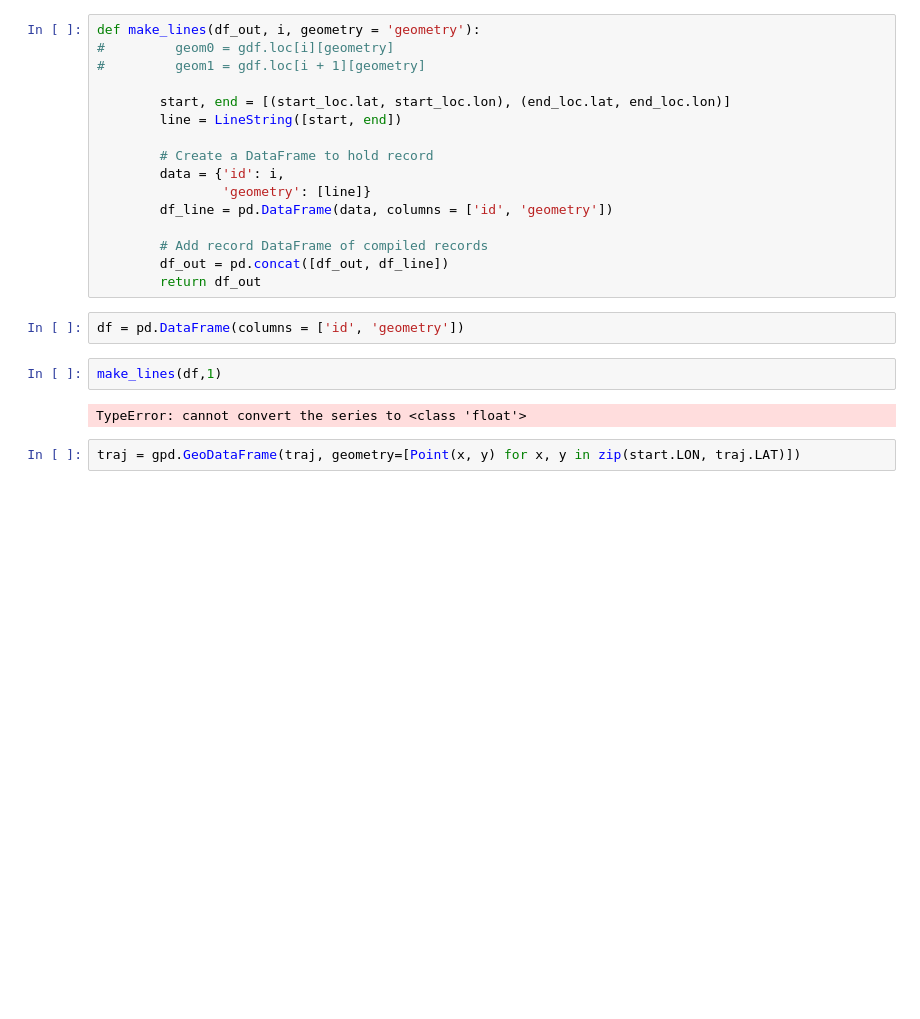
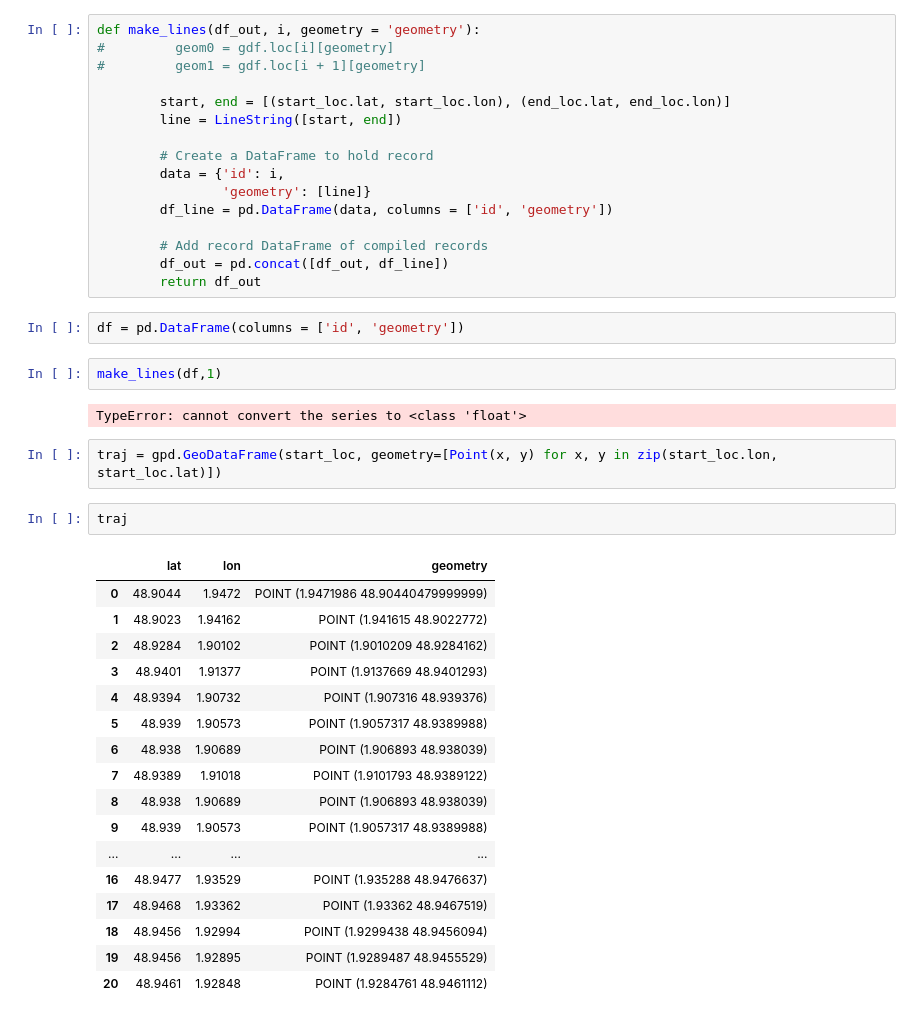
Before and after one commit to pierrelouismissler/Hubiz, a Jupyter notebook: Producteurs_locaux.ipynb, the cells around one changed output. Saved outputs shown, nothing was run; the diff lists cells and outputs as text; blank space fills up the shorter version.

```diff
--- a/Producteurs_locaux.ipynb
+++ b/Producteurs_locaux.ipynb
@@ -427,4 +416,24 @@ make_lines(df,1)
 # %% [output]
 TypeError: cannot convert the series to <class 'float'>
 # %%
-traj = gpd.GeoDataFrame(traj, geometry=[Point(x, y) for x, y in zip(start.LON, traj.LAT)])
+traj = gpd.GeoDataFrame(start_loc, geometry=[Point(x, y) for x, y in zip(start_loc.lon, start_loc.lat)])
+# %%
+traj
+# %% [output]
+|  | lat | lon | geometry |
+| 0 | 48.9044 | 1.9472 | POINT (1.9471986 48.90440479999999) |
+| 1 | 48.9023 | 1.94162 | POINT (1.941615 48.9022772) |
+| 2 | 48.9284 | 1.90102 | POINT (1.9010209 48.9284162) |
+| 3 | 48.9401 | 1.91377 | POINT (1.9137669 48.9401293) |
+| 4 | 48.9394 | 1.90732 | POINT (1.907316 48.939376) |
+| 5 | 48.939 | 1.90573 | POINT (1.9057317 48.9389988) |
+| 6 | 48.938 | 1.90689 | POINT (1.906893 48.938039) |
+| 7 | 48.9389 | 1.91018 | POINT (1.9101793 48.9389122) |
+| 8 | 48.938 | 1.90689 | POINT (1.906893 48.938039) |
+| 9 | 48.939 | 1.90573 | POINT (1.9057317 48.9389988) |
+| ... | ... | ... | ... |
+| 16 | 48.9477 | 1.93529 | POINT (1.935288 48.9476637) |
+| 17 | 48.9468 | 1.93362 | POINT (1.93362 48.9467519) |
+| 18 | 48.9456 | 1.92994 | POINT (1.9299438 48.9456094) |
+| 19 | 48.9456 | 1.92895 | POINT (1.9289487 48.9455529) |
+| 20 | 48.9461 | 1.92848 | POINT (1.9284761 48.9461112) |
```
Also changed, not shown: parts of 13 cells of this notebook.
